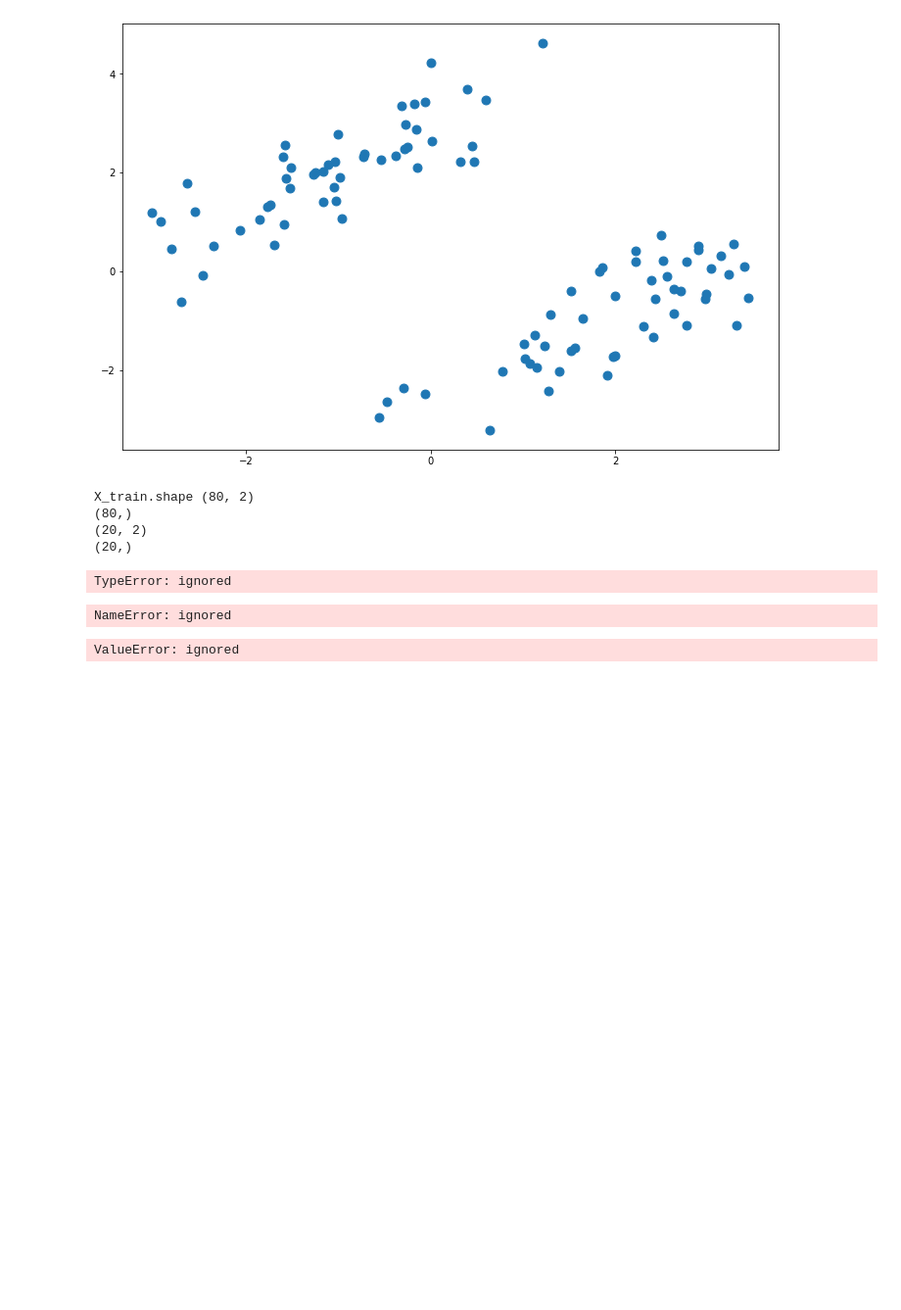
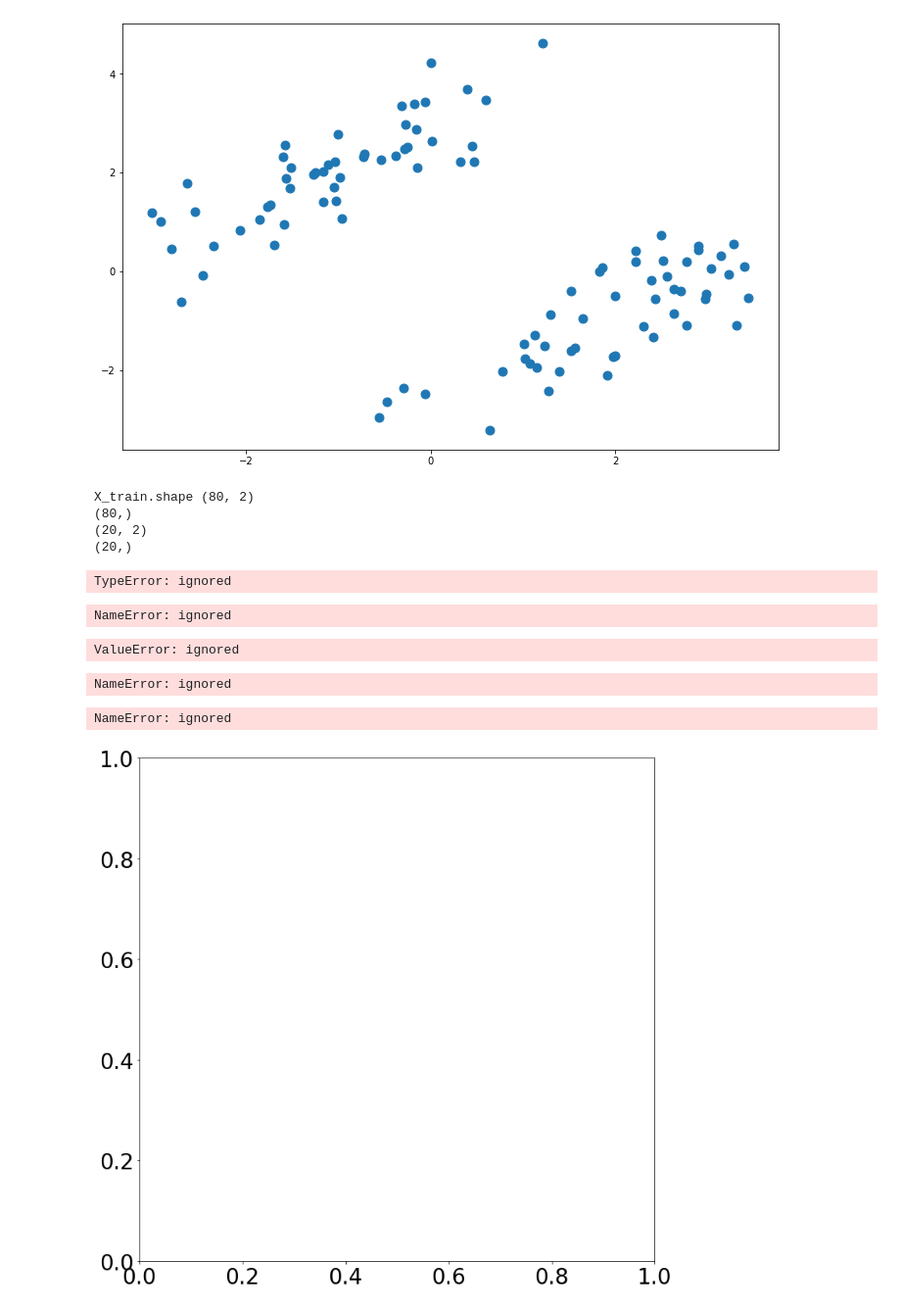
Before and after one commit to sefahw/AI-first-asignment, a Jupyter notebook: svm.ipynb, the cells around one changed output. Shown: that part at 98% size. Cells and saved outputs as stored; diff of their text form; code cells hidden in the pictures; blank space fills up the shorter version.

```diff
--- a/svm.ipynb
+++ b/svm.ipynb
@@ -2,7 +2,7 @@
 <a href="https://colab.research.google.com/github/sefahw/AI-first-asignment/blob/master/svm.ipynb" target="_parent"><img src="https://colab.research.google.com/assets/colab-badge.svg" alt="Open In Colab"/></a>
 # %%
 class ScratchSVMClassifier():
-    def _int_(self,num_iter=100,lr=0.01,kernel='linear',ganma=1,threshold=1e-5,verbose=False):
+    def _init_(self,num_iter=100,lr=0.01,kernel='linear',ganma=1,threshold=1e-5,verbose=False):
         self.iter=num_iter
         self.lr=lr
         self.kernel=kernel
@@ -299,3 +299,53 @@ clf_sk.fit(X_train1,y_train1)
 y_pred_sk=clf_sk.predict(X_valid1)
 # %% [output]
 ValueError: ignored
+# %%
+accuracy=accuracy_score(y_valid1,y_pred_sk)
+precision=precision_score(y_valid1,y_pred_sk)
+recall=recall_score(y_valid1,y_pred_sk)
+f1=f1_score(y_valid1,y_pred_sk)
+print('accuracy',accuracy)
+print('precision',precision)
+print('recall',recall)
+print('f1',f1)
+# %% [output]
+NameError: ignored
+# %%
+from matplotlib.colors import ListedColormap
+import matplotlib.patches as mpatches
+def decision_region(X,y,model,step=0.01,
+                    title='decision region',
+                    xlabel='xlabel',
+                    ylabel='ylabel',
+                    target_names=['versicolor', 'virginica']):
+
+    # setting
+    scatter_color = ['red', 'blue']
+    contourf_color = ['pink', 'skyblue']
+    n_class = 2
+    mesh_f0, mesh_f1  = np.meshgrid(np.arange(np.min(X[:,0])-0.5, np.max(X[:,0])+0.5, step), np.arange(np.min(X[:,1])-0.5, np.max(X[:,1])+0.5, step))
+    mesh = np.c_[np.ravel(mesh_f0),np.ravel(mesh_f1)]
+    y_pred = model.predict(mesh).reshape(mesh_f0.shape)
+
+    # plot
+    plt.title(title)
+    plt.xlabel(xlabel)
+    plt.ylabel(ylabel)
+    plt.contourf(mesh_f0, mesh_f1, y_pred, n_class-1, cmap=ListedColormap(contourf_color))
+    plt.contour(mesh_f0, mesh_f1, y_pred, n_class-1, colors='y', linewidths=3, alpha=0.5)
+    for i, target in enumerate(set(y)):
+        plt.scatter(X[y==target][:, 0], X[y==target][:, 1], s=80, color=scatter_color[i], label=target_names[i], marker='o')
+    patches = [mpatches.Patch(color=scatter_color[i], label=target_names[i]) for i in range(n_class)]
+    plt.scatter(model.X_sv[:,0],model.X_sv[:,1],color='yellow',s=80,label='support_vector')
+    plt.legend(handles=patches)
+    plt.legend()
+# %%
+fig,ax=plt.subplots(figsize=(12,12))
+plt.rcParams["font.size"]=20
+print('Number of support_vector:',clf1.n_support_vectors)
+decision_region(X_train1,y_train1,clf1,title='TRAIN',target_names=['-1','1'])
+plt.scatter(X_valid1[:,0] ,X_valid1[:,1],s=80,label='valid')
+plt.legend();
+# %% [output]
+NameError: ignored
+[figure, added]
```
Also changed, not shown: parts of 1 cell of this notebook.
